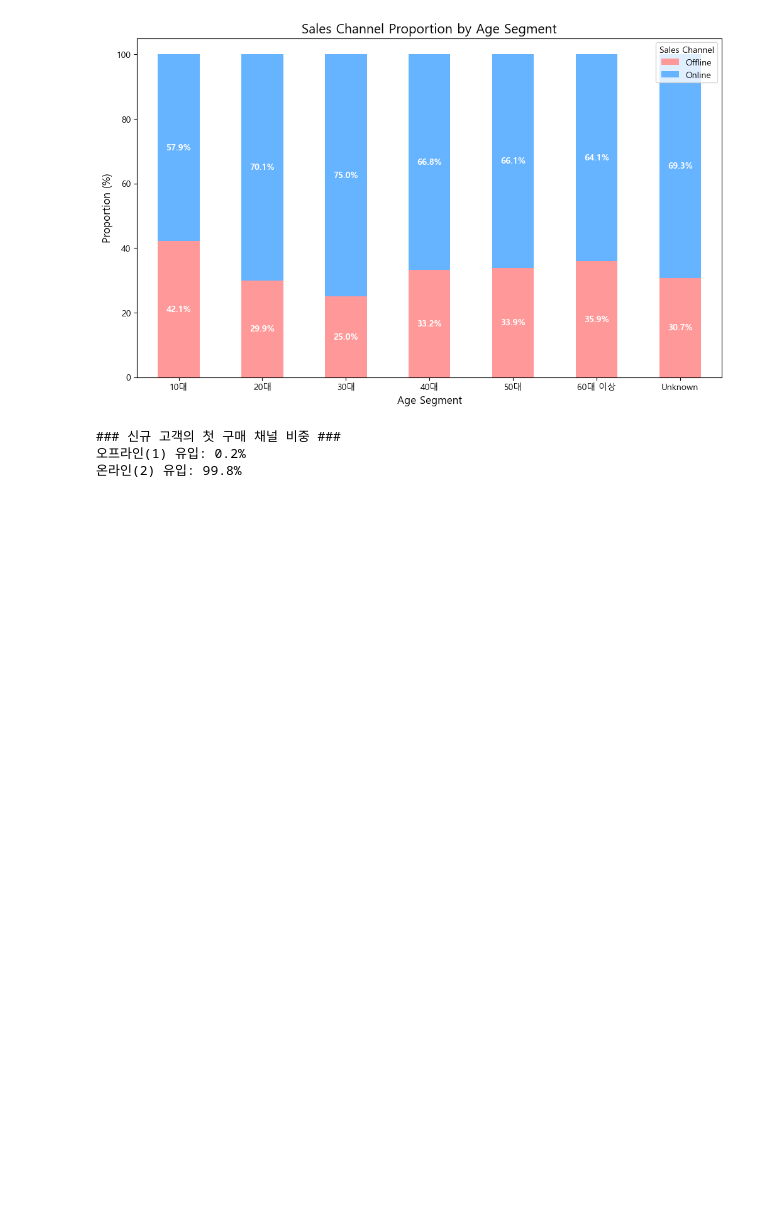
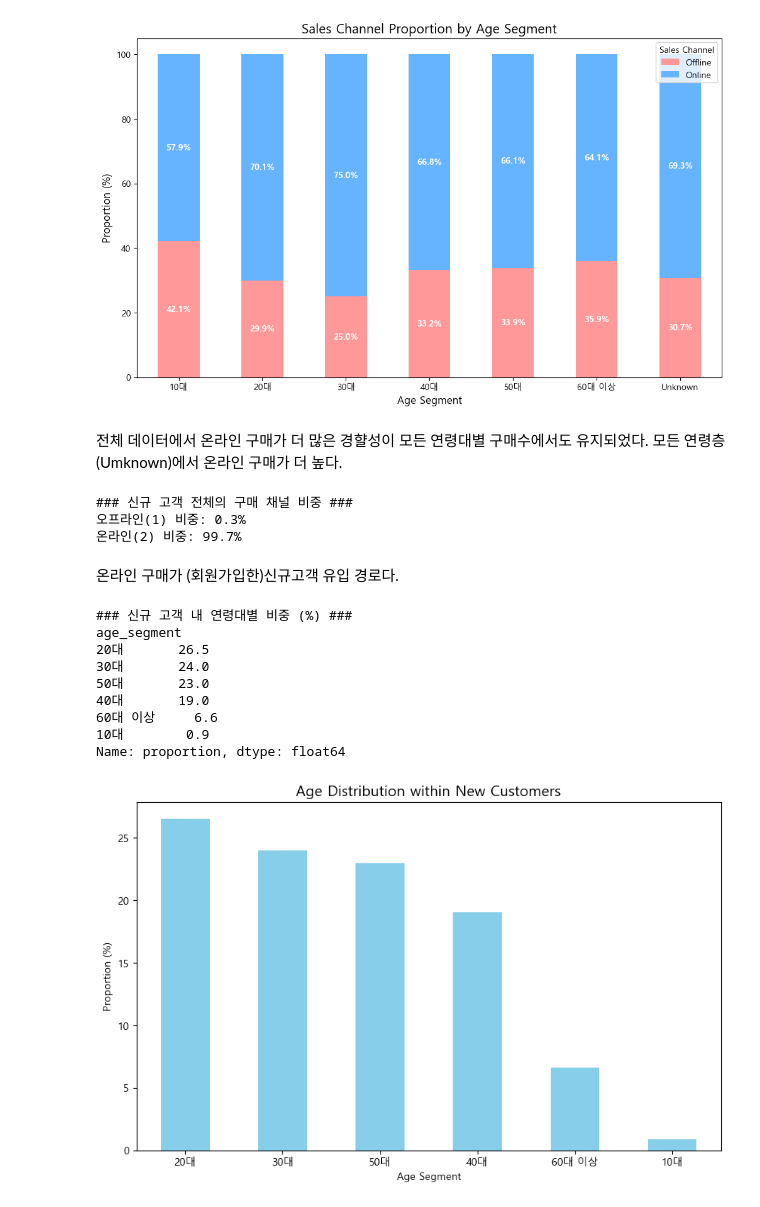
Before and after one commit to yoohengu/cross-gen-biz-analysis, a Jupyter notebook: notebooks/soeun_eda/joinin.ipynb, the cells around one changed output. Drawn from its saved outputs; the diff is of its cells as text; code cells hidden in the pictures; blank space fills up the shorter version.

```diff
--- a/notebooks/soeun_eda/joinin.ipynb
+++ b/notebooks/soeun_eda/joinin.ipynb
@@ -448,27 +421,58 @@ for i, (off, on) in enumerate(zip(age_channel_ratio['Offline'], age_channel_rati
 plt.show()
 # %% [output]
 [figure]
-# %%
-# 사고법: 고객별로 구매 날짜를 정렬한 뒤 첫 번째 행(첫 구매)만 추출한다.
-# 그 중 고객 상태가 '신규(PRE-CREATE, 매핑값 1)'인 데이터의 채널 비중을 구한다.
-
-# 1. 날짜 데이터 형식 변환 (이미 되어 있다면 생략 가능)
-final_df['t_dat'] = pd.to_datetime(final_df['t_dat'])
-
-# 2. 고객별 첫 구매 기록만 추출 (날짜 기준 오름차순 정렬 후 첫 행)
-first_purchase = final_df.sort_values(by=['customer_id', 't_dat']).drop_duplicates('customer_id', keep='first')
-
-# 3. 신규 고객(매핑값 1) 데이터만 필터링
-# (만약 'PRE-CREATE' 문자열 상태라면 해당 문자열로 필터링하세요)
-new_customer_first = first_purchase[first_purchase['club_member_status'] == 1]
-
-# 4. 첫 구매 채널 비중 계산
-first_channel_ratio = new_customer_first['sales_channel_id'].value_counts(normalize=True) * 100
-
-print("### 신규 고객의 첫 구매 채널 비중 ###")
-print(f"오프라인(1) 유입: {first_channel_ratio.get(1, 0):.1f}%")
-print(f"온라인(2) 유입: {first_channel_ratio.get(2, 0):.1f}%")
-# %% [output]
-### 신규 고객의 첫 구매 채널 비중 ###
-오프라인(1) 유입: 0.2%
-온라인(2) 유입: 99.8%
+# %% [markdown]
+전체 데이터에서 온라인 구매가 더 많은 경햘성이 모든 연령대별 구매수에서도 유지되었다.
+모든 연령층(Umknown)에서 온라인 구매가 더 높다.
+# %%
+# 신규 고객의 온오프라인 구매 비율
+
+#  신규 고객(PRE-CREATE, 매핑값 1) 데이터만 필터링
+df_new_customers = final_df[final_df['club_member_status'] == 1]
+
+#  온·오프라인 채널 비중 산출 (1: 오프라인, 2: 온라인)
+new_channel_ratio = df_new_customers['sales_channel_id'].value_counts(normalize=True) * 100
+
+#  결과 출력
+print("### 신규 고객 전체의 구매 채널 비중 ###")
+print(f"오프라인(1) 비중: {new_channel_ratio.get(1, 0):.1f}%")
+print(f"온라인(2) 비중: {new_channel_ratio.get(2, 0):.1f}%")
+# %% [output]
+### 신규 고객 전체의 구매 채널 비중 ###
+오프라인(1) 비중: 0.3%
+온라인(2) 비중: 99.7%
+# %% [markdown]
+온라인 구매가 (회원가입한)신규고객 유입 경로다.
+# %%
+
+# 신규 고객 데이터만 필터링 (PRE-CREATE = 1)
+df_new = final_df[final_df['club_member_status'] == 1]
+
+#  연령대별 비중 산출 (내림차순 정렬)
+new_age_ratio = df_new['age_segment'].value_counts(normalize=True) * 100
+
+#  결과 출력
+print("### 신규 고객 내 연령대별 비중 (%) ###")
+print(new_age_ratio.round(1))
+
+#  시각화 (막대 그래프)
+import matplotlib.pyplot as plt
+
+plt.figure(figsize=(10, 6))
+new_age_ratio.plot(kind='bar', color='skyblue')
+plt.title('Age Distribution within New Customers', fontsize=14)
+plt.xlabel('Age Segment')
+plt.ylabel('Proportion (%)')
+plt.xticks(rotation=0)
+plt.show()
+# %% [output]
+### 신규 고객 내 연령대별 비중 (%) ###
+age_segment
+20대       26.5
+30대       24.0
+50대       23.0
+40대       19.0
+60대 이상     6.6
+10대        0.9
+Name: proportion, dtype: float64
+[figure, added]
```
Also changed, not shown: parts of 20 cells of this notebook.
